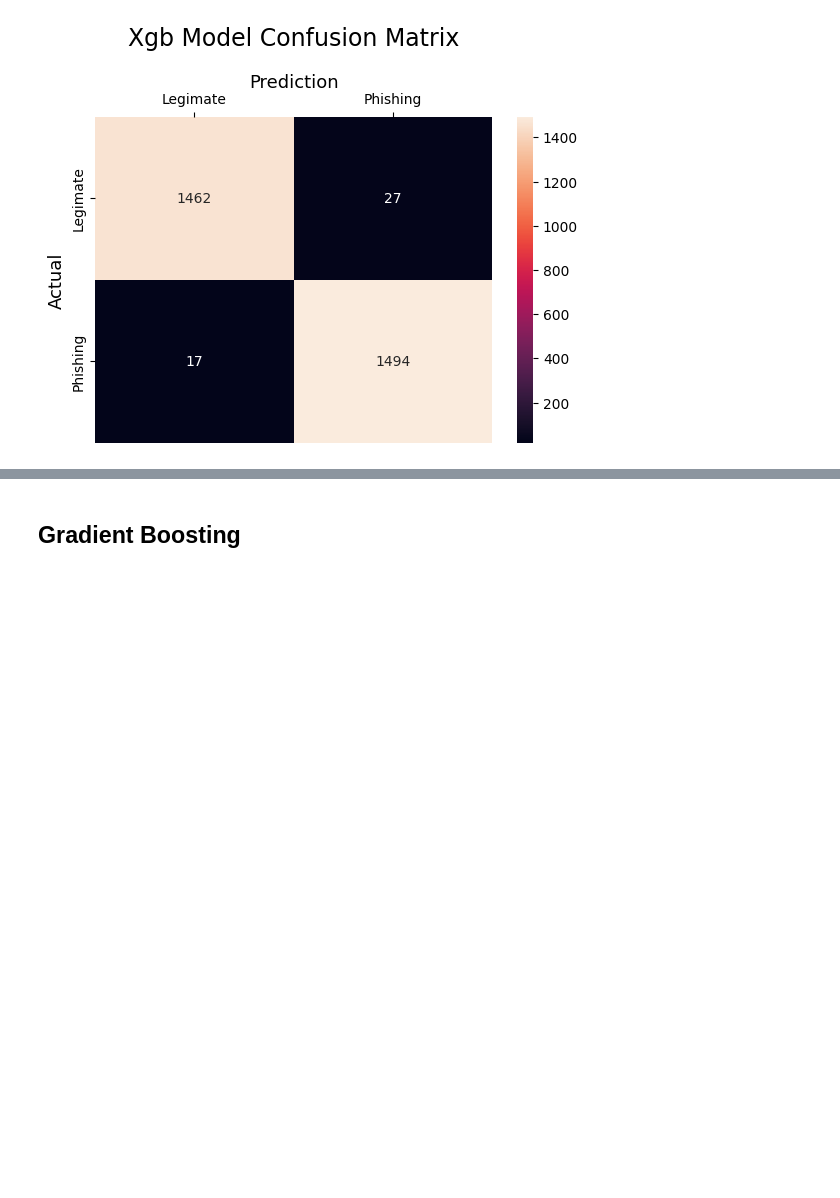
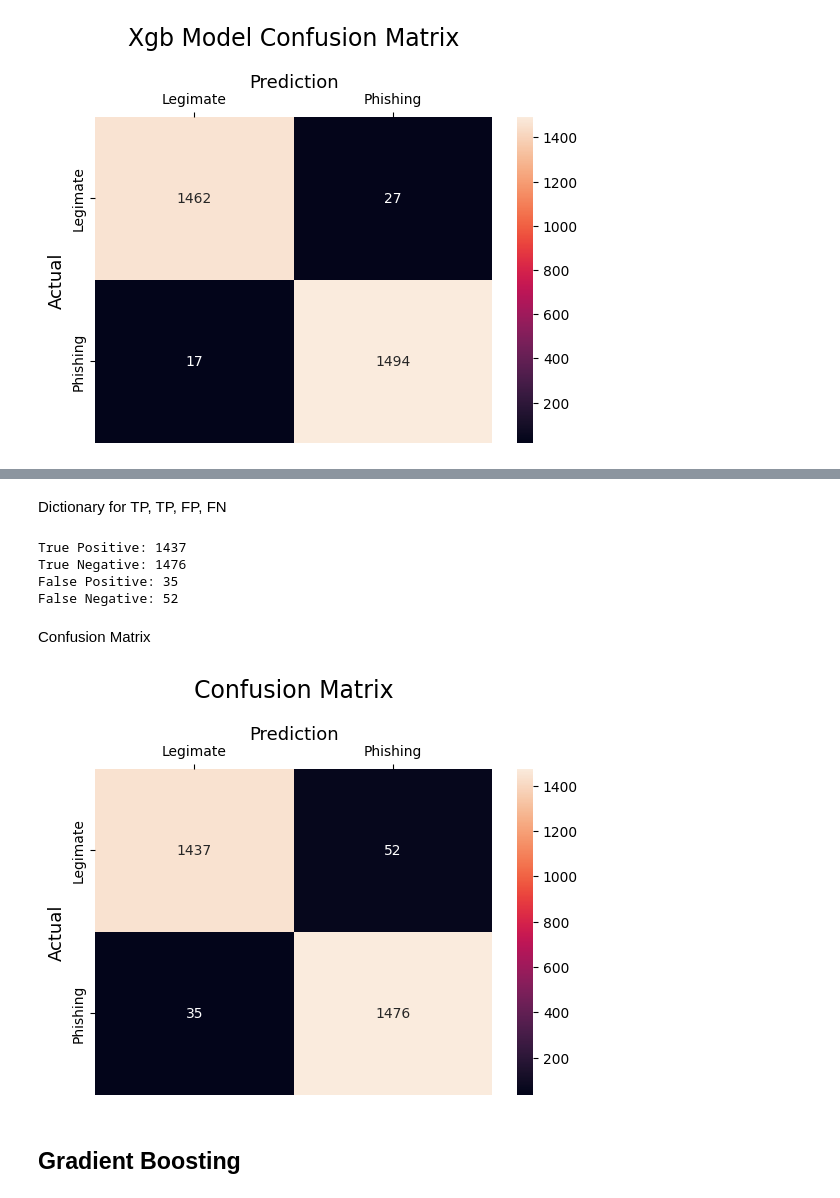
Before and after one commit to NHCh1/DLI, a Jupyter notebook: DLI_Assignment.ipynb, the cells around one changed output, grey strips where cells are left out. Saved outputs shown, nothing was run; the diff lists cells and outputs as text; code cells hidden in the pictures; blank space fills up the shorter version.

Commit message:
Evaluating and Saving CNN Complex Model

```diff
--- a/DLI_Assignment.ipynb
+++ b/DLI_Assignment.ipynb
@@ -270,0 +261,4 @@ ConvolutionalNN Accuracy: 0.9941
+# %%
+cnn_model.fit(x_train_cnn, y_train, epochs=25, batch_size=256, verbose=0)
+cnn_model_train = cnn_model.predict(x_train_cnn)
+cnn_model_test = cnn_model.predict(x_test_cnn)
@@ -270,0 +270,16 @@ ConvolutionalNN Accuracy: 0.9941
+# %%
+cnn_probs = cnn_model.predict(x_test_cnn, verbose=0).ravel()
+cnn_y_pred = (cnn_probs >= 0.5).astype(int)
+
+cnn_accuracy = accuracy_score(y_test, cnn_y_pred)
+cnn_precision = precision_score(y_test, cnn_y_pred)
+cnn_recall = recall_score(y_test, cnn_y_pred)
+cnn_f1 = f1_score(y_test, cnn_y_pred)
+cnn_roc_auc = roc_auc_score(y_test, cnn_probs)
+
+print(f"CNN Complex Model Metrics:")
+print(f"Accuracy:  {cnn_accuracy:.4f}")
+print(f"Precision: {cnn_precision:.4f}")
+print(f"Recall:    {cnn_recall:.4f}")
+print(f"F1-score:  {cnn_f1:.4f}")
+print(f"ROC-AUC:   {cnn_roc_auc:.4f}")
@@ -594,3 +631,40 @@ plt.show()
+# %% [markdown]
+Dictionary for TP, TP, FP, FN
+# %%
+y_true = np.asarray(y_test).astype(int)
+cnn_comparison = pd.DataFrame({'cnn_y_pred': cnn_y_pred, 'y_test': y_true})
+
+cnn_true_positive = ((cnn_comparison['cnn_y_pred'] == 0) & (cnn_comparison['y_test'] == 0)).sum()
+print(f"True Positive: {cnn_true_positive}")
+cnn_true_negative = ((cnn_comparison['cnn_y_pred'] == 1) & (cnn_comparison['y_test'] == 1)).sum()
+print(f"True Negative: {cnn_true_negative}")
+cnn_false_positive = ((cnn_comparison['cnn_y_pred'] == 0) & (cnn_comparison['y_test'] == 1)).sum()
+print(f"False Positive: {cnn_false_positive}")
+cnn_false_negative = ((cnn_comparison['cnn_y_pred'] == 1) & (cnn_comparison['y_test'] == 0)).sum()
+print(f"False Negative: {cnn_false_negative}")
+# %% [output]
+True Positive: 1437
+True Negative: 1476
+False Positive: 35
+False Negative: 52
+# %% [markdown]
+Confusion Matrix
+# %%
+cm = confusion_matrix(y_test, cnn_y_pred)
+sns.heatmap(cm,
+            annot=True,
+            fmt='g',
+            xticklabels=['Legimate', 'Phishing'],
+            yticklabels=['Legimate', 'Phishing'])
+plt.ylabel('Actual', fontsize=13)
+plt.title('Confusion Matrix', fontsize=17, pad=20)
+plt.gca().xaxis.set_label_position('top')
+plt.xlabel('Prediction', fontsize=13)
+plt.gca().xaxis.tick_top()
+plt.gca().figure.subplots_adjust(bottom=0.2)
+plt.show()
+# %% [output]
+[figure, added]
 # %% [markdown]
 ## Gradient Boosting
 # %% [markdown]
```
Also changed, not shown: parts of 14 cells of this notebook.
